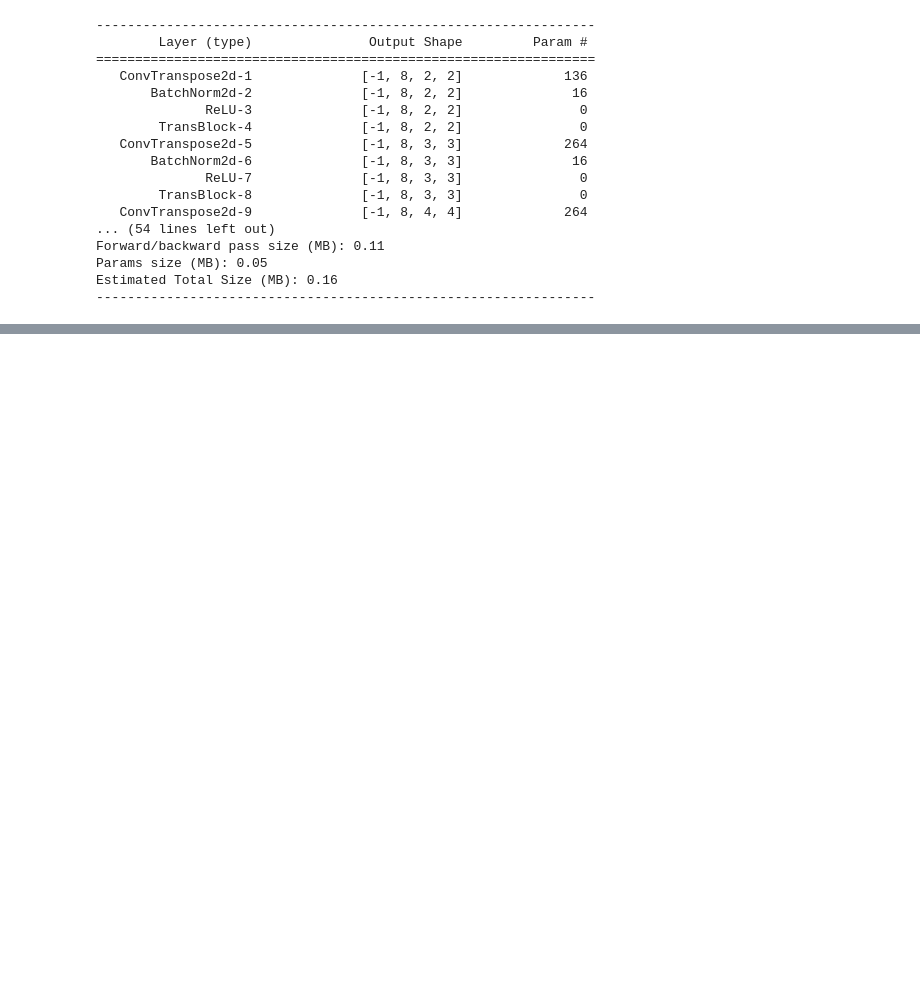
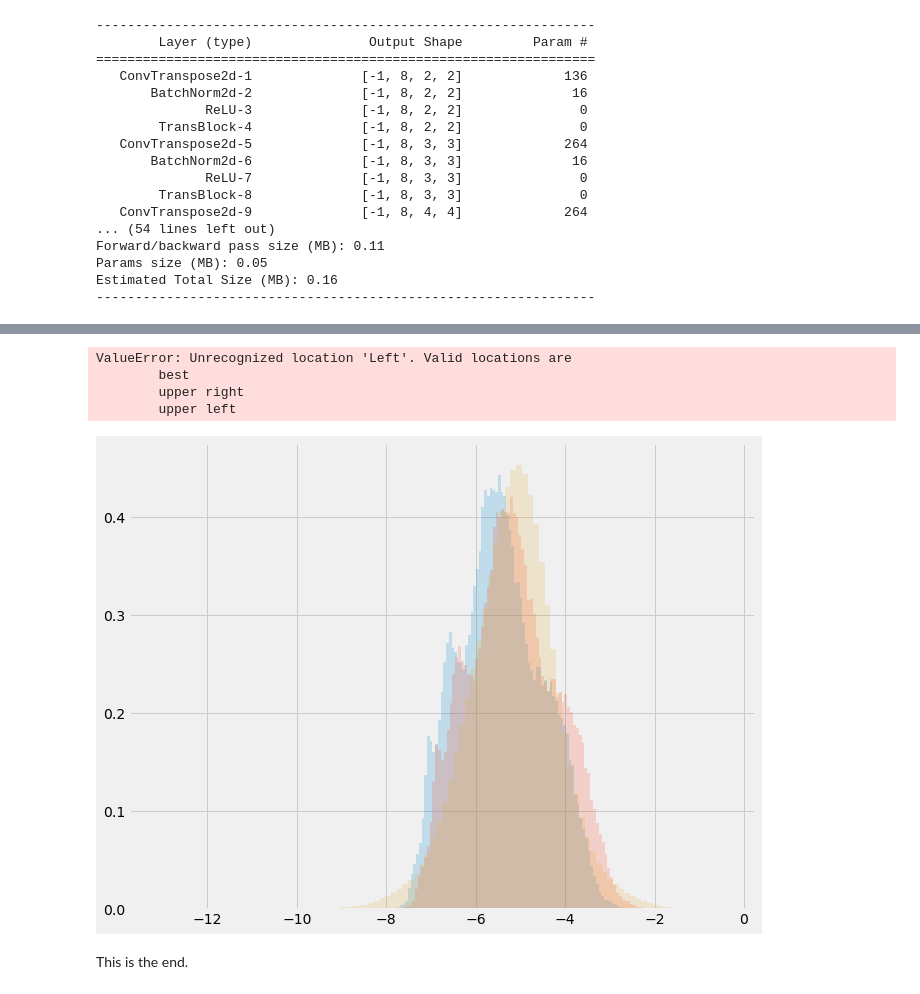
Before and after one commit to CrayLabs/NCAR_ML_EKE, a Jupyter notebook: notebooks/inference_only.ipynb, the cells around one changed output, grey strips where cells are left out. Cells and saved outputs as stored; diff of their text form; code cells hidden in the pictures; blank space fills up the shorter version.

```diff
--- a/notebooks/inference_only.ipynb
+++ b/notebooks/inference_only.ipynb
@@ -295,0 +342,18 @@ plt.draw()
+# %%
+plt.figure(figsize=(10,8))
+#plt.hist(disp_target[mask_s].reshape((-1,1)), bins=100, density=True, label='MEKE', alpha=0.2)
+plt.hist(disp_pred_buf, bins=100, density=True, label=f'{model_name} original', alpha=0.2)
+plt.hist(disp_pred_mse[mask_s].reshape((-1,1)), bins=100, density=True, label=f'{model_name} shifted', alpha=0.2)
+plt.hist(y_train, bins=100, density=True, label='EKE 1/10 model', alpha=0.2)
+plt.legend(loc='Left')
+plt.draw()
+
+plt.savefig('feature_dist.png')
+# %% [output]
+ValueError: Unrecognized location 'Left'. Valid locations are
+        best
+        upper right
+        upper left
+[figure, added]
+# %% [markdown]
+This is the end.
```
Also changed, not shown: parts of 13 cells of this notebook, 8 other files.
